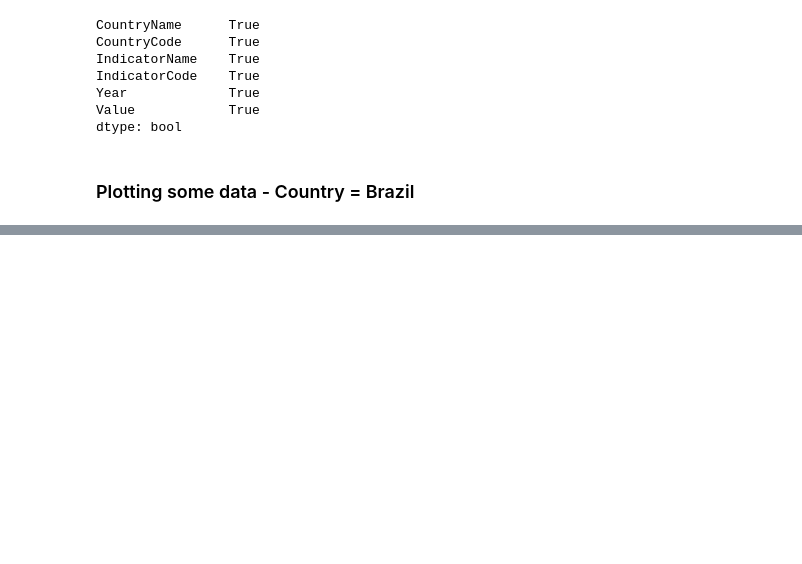
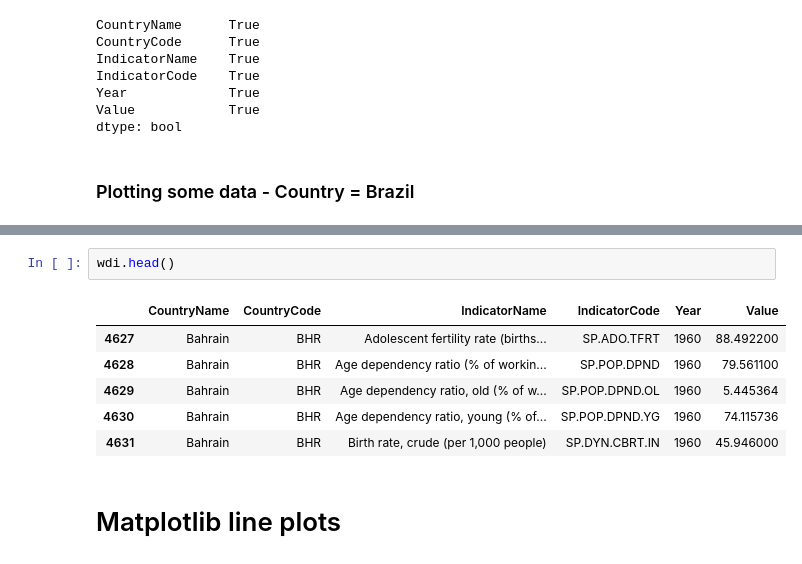
Before and after one commit to fabiokrone/DS_World_Development_Indicators, a Jupyter notebook: DSE_200X_MiniProject.ipynb, the cells around one changed output, grey strips where cells are left out. Drawn from its saved outputs; the diff is of its cells as text; blank space fills up the shorter version.

```diff
--- a/DSE_200X_MiniProject.ipynb
+++ b/DSE_200X_MiniProject.ipynb
@@ -321,0 +214,11 @@ NameError: name 'app' is not defined
+# %%
+wdi.head()
+# %% [output]
+|  | CountryName | CountryCode | IndicatorName | IndicatorCode | Year | Value |
+| 4627 | Bahrain | BHR | Adolescent fertility rate (births... | SP.ADO.TFRT | 1960 | 88.492200 |
+| 4628 | Bahrain | BHR | Age dependency ratio (% of workin... | SP.POP.DPND | 1960 | 79.561100 |
+| 4629 | Bahrain | BHR | Age dependency ratio, old (% of w... | SP.POP.DPND.OL | 1960 | 5.445364 |
+| 4630 | Bahrain | BHR | Age dependency ratio, young (% of... | SP.POP.DPND.YG | 1960 | 74.115736 |
+| 4631 | Bahrain | BHR | Birth rate, crude (per 1,000 people) | SP.DYN.CBRT.IN | 1960 | 45.946000 |
+# %% [markdown]
+# Matplotlib line plots
```
Also changed, not shown: parts of 31 cells of this notebook, 1 other file.
